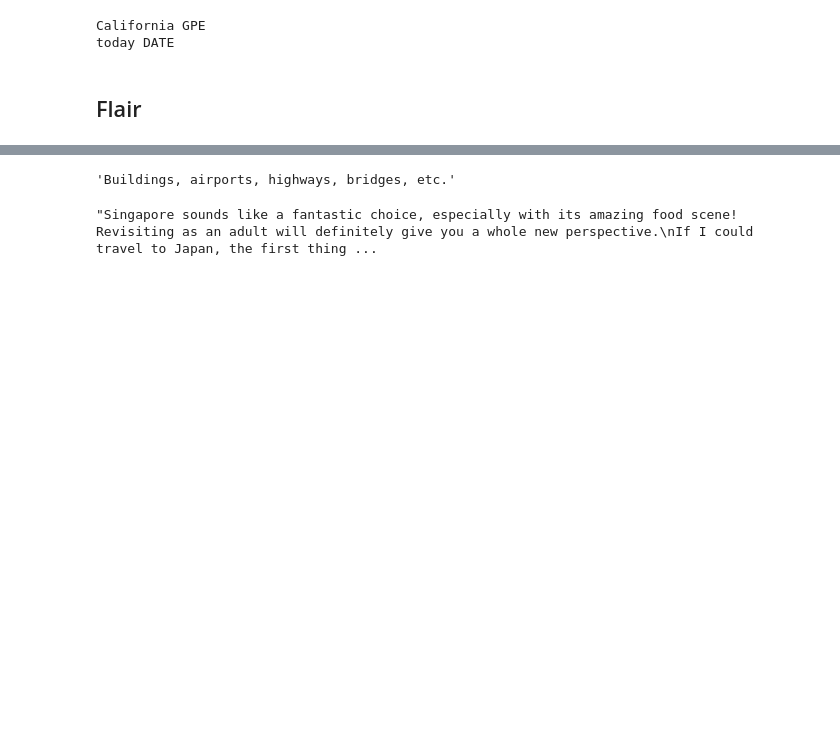
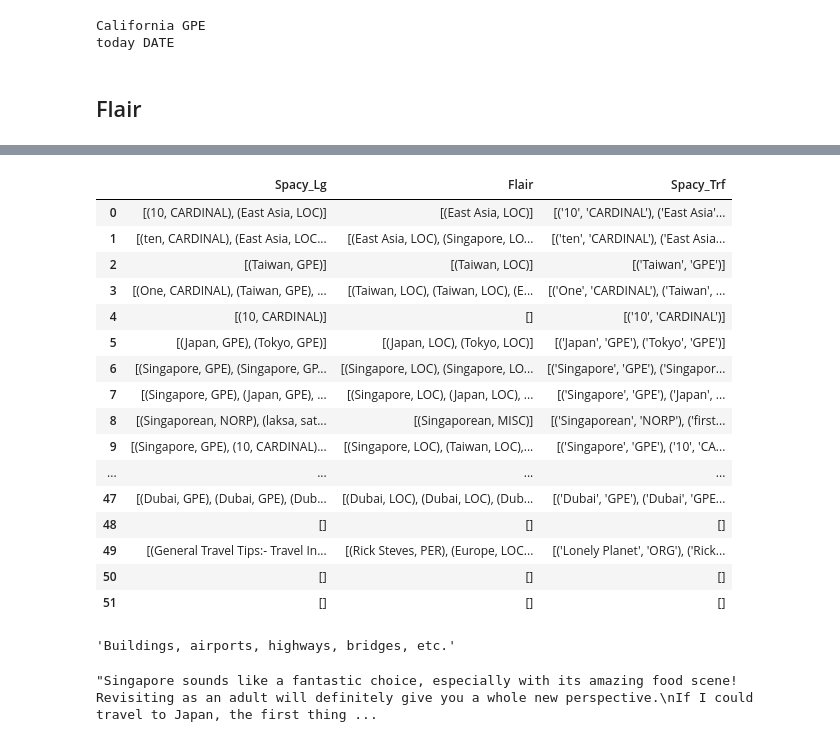
Before and after one commit to jjanekkim/NLP_Research, a Jupyter notebook: NER.ipynb, the cells around one changed output, grey strips where cells are left out. Saved outputs shown, nothing was run; the diff lists cells and outputs as text; code cells hidden in the pictures; blank space fills up the shorter version.

```diff
--- a/NER.ipynb
+++ b/NER.ipynb
@@ -94,3 +94,5 @@ travel_chat.head(3)
 spacy.explain("NORP") # To find the explanation of the tag.
 # %% [output]
 'Nationalities or religious or political groups'
+# %%
+trf = pd.read_csv(r"C:\Users\nene0\Downloads\trf_collab.csv")
@@ -169,6 +180,28 @@ travel_chat[['Spacy_Lg', 'Flair']].head(10)
 | 7 | [(Singapore, GPE), (Japan, GPE), ... | [(Singapore, LOC), (Japan, LOC), ... |
 | 8 | [(Singaporean, NORP), (laksa, sat... | [(Singaporean, MISC)] |
 | 9 | [(Singapore, GPE), (10, CARDINAL)... | [(Singapore, LOC), (Taiwan, LOC),... |
+# %%
+trf_travel = trf[trf['Chat_ID']=='travel']
+# %%
+pd.concat([travel_chat[['Spacy_Lg', 'Flair']], trf_travel[['Spacy_Trf']]], axis=1)
+# %% [output]
+|  | Spacy_Lg | Flair | Spacy_Trf |
+| 0 | [(10, CARDINAL), (East Asia, LOC)] | [(East Asia, LOC)] | [('10', 'CARDINAL'), ('East Asia'... |
+| 1 | [(ten, CARDINAL), (East Asia, LOC... | [(East Asia, LOC), (Singapore, LO... | [('ten', 'CARDINAL'), ('East Asia... |
+| 2 | [(Taiwan, GPE)] | [(Taiwan, LOC)] | [('Taiwan', 'GPE')] |
+| 3 | [(One, CARDINAL), (Taiwan, GPE), ... | [(Taiwan, LOC), (Taiwan, LOC), (E... | [('One', 'CARDINAL'), ('Taiwan', ... |
+| 4 | [(10, CARDINAL)] | [] | [('10', 'CARDINAL')] |
+| 5 | [(Japan, GPE), (Tokyo, GPE)] | [(Japan, LOC), (Tokyo, LOC)] | [('Japan', 'GPE'), ('Tokyo', 'GPE')] |
+| 6 | [(Singapore, GPE), (Singapore, GP... | [(Singapore, LOC), (Singapore, LO... | [('Singapore', 'GPE'), ('Singapor... |
+| 7 | [(Singapore, GPE), (Japan, GPE), ... | [(Singapore, LOC), (Japan, LOC), ... | [('Singapore', 'GPE'), ('Japan', ... |
+| 8 | [(Singaporean, NORP), (laksa, sat... | [(Singaporean, MISC)] | [('Singaporean', 'NORP'), ('first... |
+| 9 | [(Singapore, GPE), (10, CARDINAL)... | [(Singapore, LOC), (Taiwan, LOC),... | [('Singapore', 'GPE'), ('10', 'CA... |
+| ... | ... | ... | ... |
+| 47 | [(Dubai, GPE), (Dubai, GPE), (Dub... | [(Dubai, LOC), (Dubai, LOC), (Dub... | [('Dubai', 'GPE'), ('Dubai', 'GPE... |
+| 48 | [] | [] | [] |
+| 49 | [(General Travel Tips:- Travel In... | [(Rick Steves, PER), (Europe, LOC... | [('Lonely Planet', 'ORG'), ('Rick... |
+| 50 | [] | [] | [] |
+| 51 | [] | [] | [] |
 # %%
 spacy.explain("FAC")
 # %% [output]
```
Also changed, not shown: parts of 6 cells of this notebook, 2 other files.
